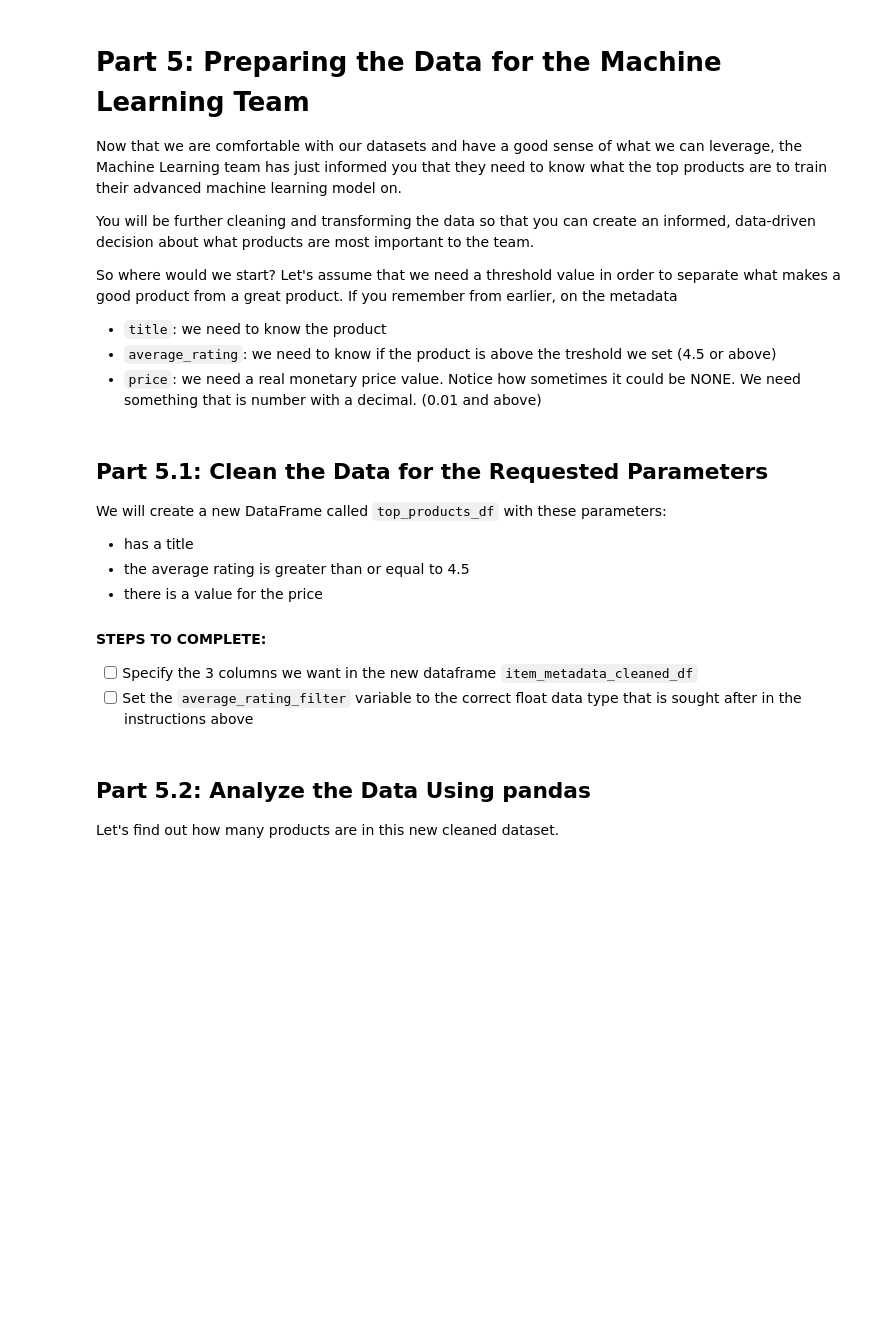
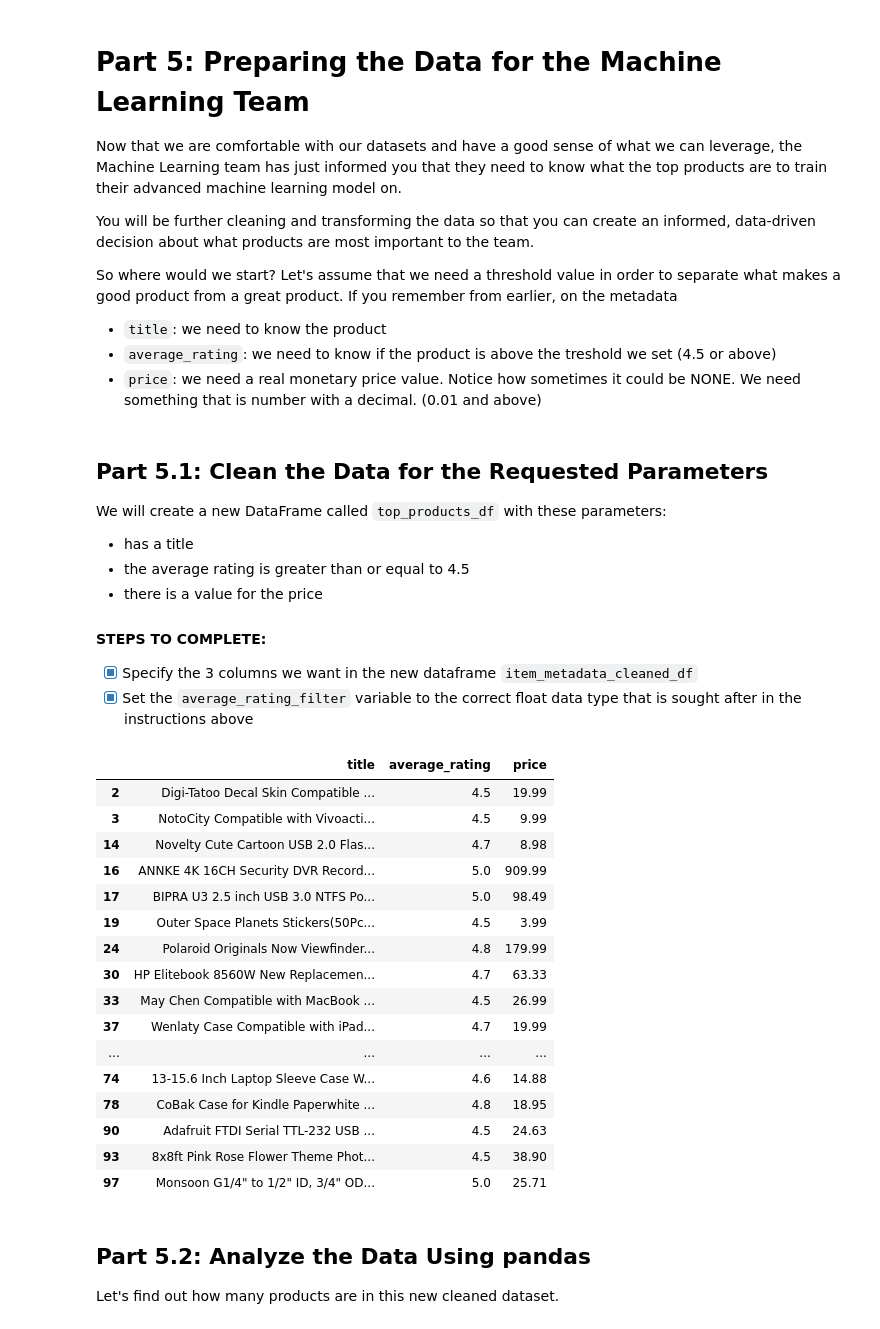
Before and after one commit to smmurdock/A-Data-Driven-Approach-to-AI-and-Python, a Jupyter notebook: solution/Udacity - PCEP Project.ipynb, the cells around one changed output. Saved outputs shown, nothing was run; the diff lists cells and outputs as text; code cells hidden in the pictures; blank space fills up the shorter version.

```diff
--- a/solution/Udacity - PCEP Project.ipynb
+++ b/solution/Udacity - PCEP Project.ipynb
@@ -575,25 +632,43 @@ We will create a new DataFrame called `top_products_df` with these parameters:
 - there is a value for the price
 
 #### STEPS TO COMPLETE:
-- [ ] Specify the 3 columns we want in the new dataframe `item_metadata_cleaned_df`
-- [ ] Set the `average_rating_filter` variable to the correct float data type that is sought after in the instructions above
+- [X] Specify the 3 columns we want in the new dataframe `item_metadata_cleaned_df`
+- [X] Set the `average_rating_filter` variable to the correct float data type that is sought after in the instructions above
 # %%
 # Select relevant columns
-item_metadata_cleaned_df = item_metadata_df[[#<---- YOUR CODE GOES HERE ---->]]
-average_rating_filter = #<---- YOUR CODE GOES HERE ---->
+item_metadata_cleaned_df = item_metadata_df[["title", "average_rating", "price"]]
+average_rating_filter = 4.5
 
 # Convert the price column to numeric, setting errors='coerce' to handle non-numeric values
 item_metadata_cleaned_df.loc[:, 'price'] = pd.to_numeric(item_metadata_cleaned_df['price'], errors='coerce')
 
 # Filter to get only products with average rating set to the filter, valid price, and non-null title
 top_products_df = item_metadata_cleaned_df[
     (item_metadata_cleaned_df['average_rating'] >= average_rating_filter) &
     (item_metadata_cleaned_df['price'].notna()) &
     (item_metadata_cleaned_df['title'].notna())
 ]
 
 # Print the new cleaned DataFrame
 top_products_df
+# %% [output]
+|  | title | average_rating | price |
+| 2 | Digi-Tatoo Decal Skin Compatible ... | 4.5 | 19.99 |
+| 3 | NotoCity Compatible with Vivoacti... | 4.5 | 9.99 |
+| 14 | Novelty Cute Cartoon USB 2.0 Flas... | 4.7 | 8.98 |
+| 16 | ANNKE 4K 16CH Security DVR Record... | 5.0 | 909.99 |
+| 17 | BIPRA U3 2.5 inch USB 3.0 NTFS Po... | 5.0 | 98.49 |
+| 19 | Outer Space Planets Stickers(50Pc... | 4.5 | 3.99 |
+| 24 | Polaroid Originals Now Viewfinder... | 4.8 | 179.99 |
+| 30 | HP Elitebook 8560W New Replacemen... | 4.7 | 63.33 |
+| 33 | May Chen Compatible with MacBook ... | 4.5 | 26.99 |
+| 37 | Wenlaty Case Compatible with iPad... | 4.7 | 19.99 |
+| ... | ... | ... | ... |
+| 74 | 13-15.6 Inch Laptop Sleeve Case W... | 4.6 | 14.88 |
+| 78 | CoBak Case for Kindle Paperwhite ... | 4.8 | 18.95 |
+| 90 | Adafruit FTDI Serial TTL-232 USB ... | 4.5 | 24.63 |
+| 93 | 8x8ft Pink Rose Flower Theme Phot... | 4.5 | 38.90 |
+| 97 | Monsoon G1/4" to 1/2" ID, 3/4" OD... | 5.0 | 25.71 |
 # %% [markdown]
 ## Part 5.2: Analyze the Data Using pandas
 
```
Also changed, not shown: parts of 13 cells of this notebook, 2 other files.
